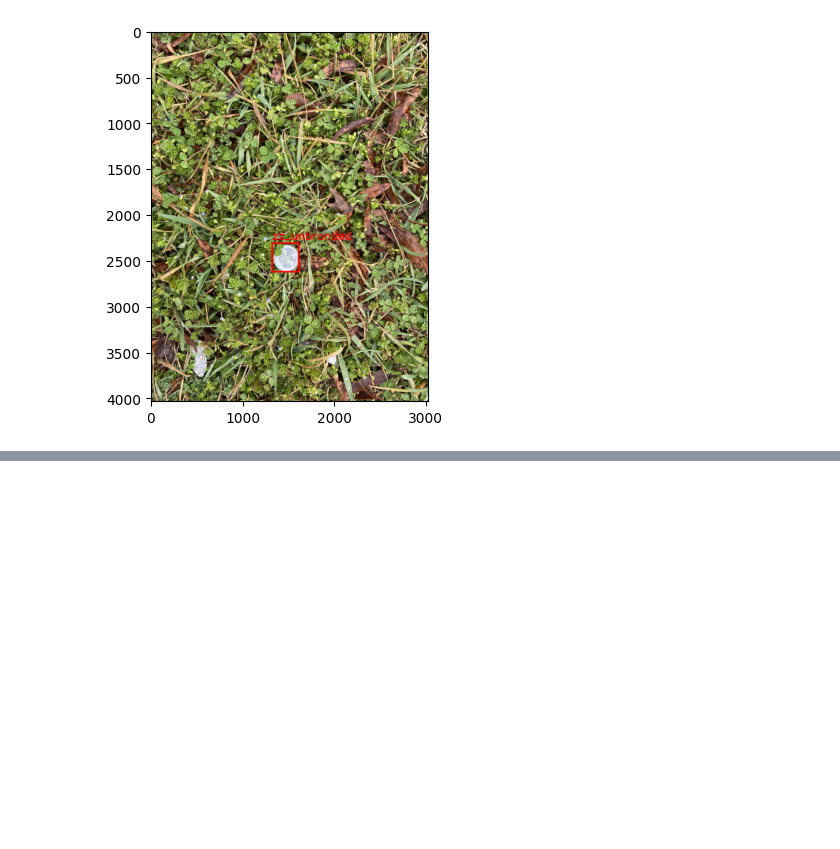
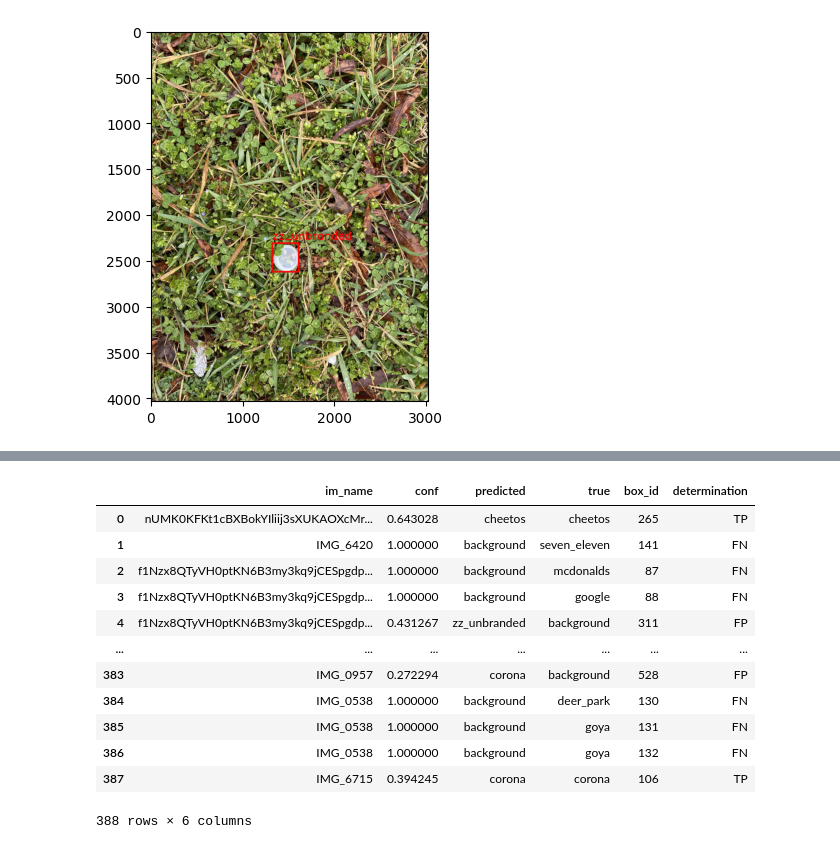
Before and after one commit to thriftypenguin/litter-imagery-brand-recognition, a Jupyter notebook: YOLO_EffNet/evaluate_the_model.ipynb, the cells around one changed output, grey strips where cells are left out. Drawn from its saved outputs; the diff is of its cells as text; code cells hidden in the pictures; blank space fills up the shorter version.

```diff
--- a/YOLO_EffNet/evaluate_the_model.ipynb
+++ b/YOLO_EffNet/evaluate_the_model.ipynb
@@ -336,0 +343,26 @@ boxes_df.head(30)
+# %%
+def determination(row):
+    if row['true'] == row['predicted']:
+        return 'TP'
+    if row['true'] == 'background':
+        return 'FP'
+    if row['predicted'] == 'background':
+        return 'FN'
+
+boxes_df['determination'] = boxes_df.apply(determination, axis=1)
+# %%
+boxes_df
+# %% [output]
+|  | im_name | conf | predicted | true | box_id | determination |
+| 0 | nUMK0KFKt1cBXBokYIliij3sXUKAOXcMr... | 0.643028 | cheetos | cheetos | 265 | TP |
+| 1 | IMG_6420 | 1.000000 | background | seven_eleven | 141 | FN |
+| 2 | f1Nzx8QTyVH0ptKN6B3my3kq9jCESpgdp... | 1.000000 | background | mcdonalds | 87 | FN |
+| 3 | f1Nzx8QTyVH0ptKN6B3my3kq9jCESpgdp... | 1.000000 | background | google | 88 | FN |
+| 4 | f1Nzx8QTyVH0ptKN6B3my3kq9jCESpgdp... | 0.431267 | zz_unbranded | background | 311 | FP |
+| ... | ... | ... | ... | ... | ... | ... |
+| 383 | IMG_0957 | 0.272294 | corona | background | 528 | FP |
+| 384 | IMG_0538 | 1.000000 | background | deer_park | 130 | FN |
+| 385 | IMG_0538 | 1.000000 | background | goya | 131 | FN |
+| 386 | IMG_0538 | 1.000000 | background | goya | 132 | FN |
+| 387 | IMG_6715 | 0.394245 | corona | corona | 106 | TP |
+388 rows × 6 columns
```
Also changed, not shown: parts of 6 cells of this notebook.
